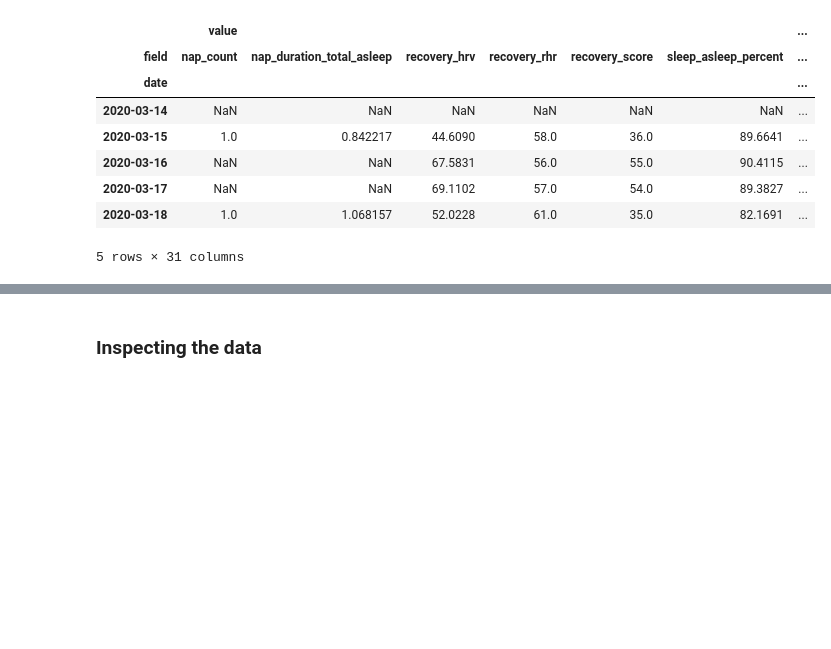
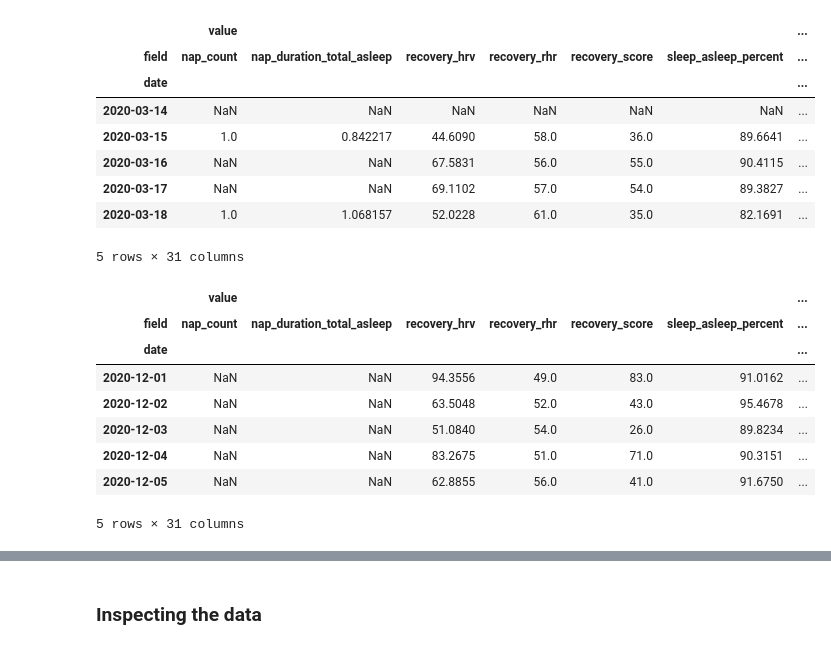
Before and after one commit to philip-papasavvas/ml_sandbox, a Jupyter notebook: jupyter-notebooks/Whoop Exploratory Data Analysis (EDA).ipynb, the cells around one changed output, grey strips where cells are left out. Saved outputs shown, nothing was run; the diff lists cells and outputs as text; code cells hidden in the pictures; blank space fills up the shorter version.

```diff
--- a/jupyter-notebooks/Whoop Exploratory Data Analysis (EDA).ipynb
+++ b/jupyter-notebooks/Whoop Exploratory Data Analysis (EDA).ipynb
@@ -97,3 +100,15 @@ data.head(5)
 | 2020-03-17 | NaN | NaN | 69.1102 | 57.0 | 54.0 | 89.3827 | ... |
 | 2020-03-18 | 1.0 | 1.068157 | 52.0228 | 61.0 | 35.0 | 82.1691 | ... |
 5 rows × 31 columns
+# %%
+data.tail()
+# %% [output]
+|  | value |  |  |  |  |  | ... |
+| field | nap_count | nap_duration_total_asleep | recovery_hrv | recovery_rhr | recovery_score | sleep_asleep_percent | ... |
+| date |  |  |  |  |  |  | ... |
+| 2020-12-01 | NaN | NaN | 94.3556 | 49.0 | 83.0 | 91.0162 | ... |
+| 2020-12-02 | NaN | NaN | 63.5048 | 52.0 | 43.0 | 95.4678 | ... |
+| 2020-12-03 | NaN | NaN | 51.0840 | 54.0 | 26.0 | 89.8234 | ... |
+| 2020-12-04 | NaN | NaN | 83.2675 | 51.0 | 71.0 | 90.3151 | ... |
+| 2020-12-05 | NaN | NaN | 62.8855 | 56.0 | 41.0 | 91.6750 | ... |
+5 rows × 31 columns
```
Also changed, not shown: parts of 23 cells of this notebook.
